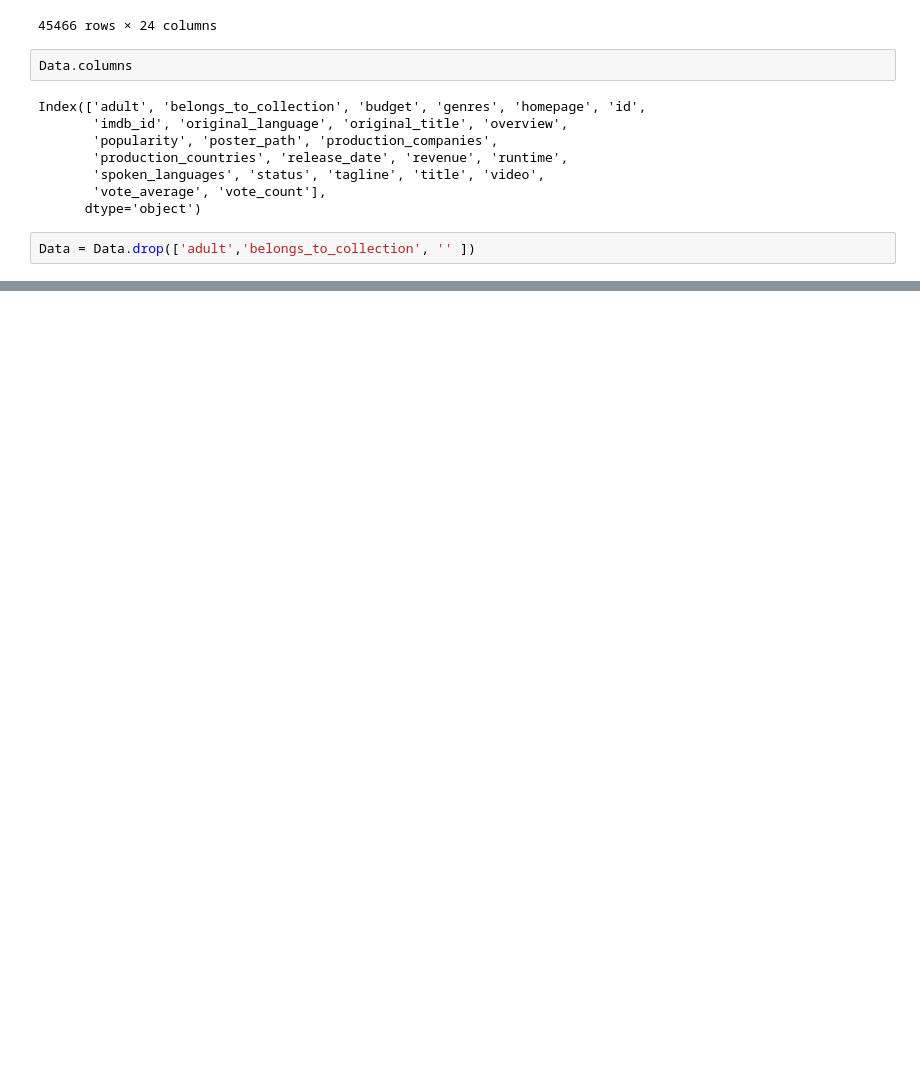
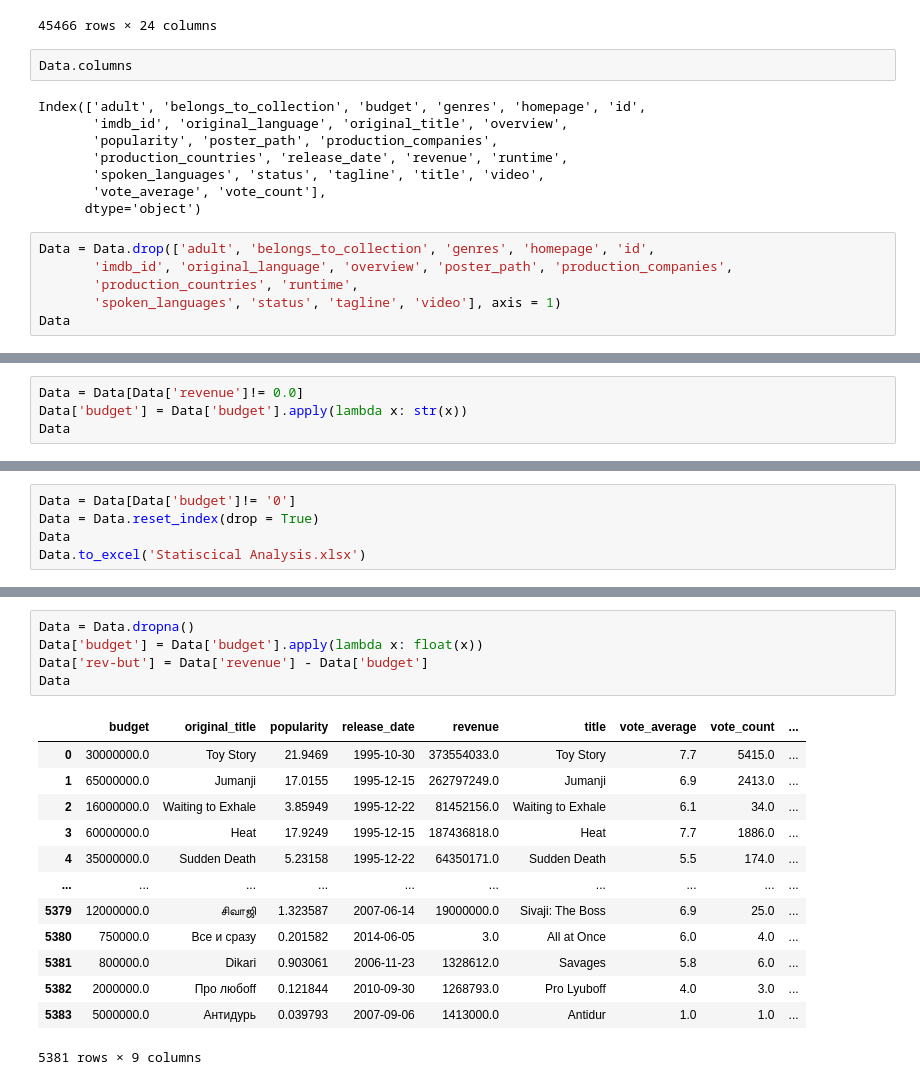
Before and after one commit to Sierra05082004/Major-Simulation-Netflix, a Jupyter notebook: Meta Data .ipynb, the cells around one changed output, grey strips where cells are left out. Saved outputs shown, nothing was run; the diff lists cells and outputs as text; blank space fills up the shorter version.

```diff
--- a/Meta Data .ipynb
+++ b/Meta Data .ipynb
@@ -28,5 +28,9 @@ Index(['adult', 'belongs_to_collection', 'budget', 'genres', 'homepage', 'id',
        'spoken_languages', 'status', 'tagline', 'title', 'video',
        'vote_average', 'vote_count'],
       dtype='object')
-# %%
-Data = Data.drop(['adult','belongs_to_collection', '' ])
+# %%
+Data = Data.drop(['adult', 'belongs_to_collection', 'genres', 'homepage', 'id',
+       'imdb_id', 'original_language', 'overview', 'poster_path', 'production_companies',
+       'production_countries', 'runtime',
+       'spoken_languages', 'status', 'tagline', 'video'], axis = 1)
+Data
@@ -32,0 +51,4 @@ Data = Data.drop(['adult','belongs_to_collection', '' ])
+# %%
+Data = Data[Data['revenue']!= 0.0]
+Data['budget'] = Data['budget'].apply(lambda x: str(x))
+Data
@@ -32,0 +69,5 @@ Data = Data.drop(['adult','belongs_to_collection', '' ])
+# %%
+Data = Data[Data['budget']!= '0']
+Data = Data.reset_index(drop = True)
+Data
+Data.to_excel('Statiscical Analysis.xlsx')
@@ -32,0 +90,19 @@ Data = Data.drop(['adult','belongs_to_collection', '' ])
+# %%
+Data = Data.dropna()
+Data['budget'] = Data['budget'].apply(lambda x: float(x))
+Data['rev-but'] = Data['revenue'] - Data['budget']
+Data
+# %% [output]
+|  | budget | original_title | popularity | release_date | revenue | title | vote_average | vote_count | ... |
+| 0 | 30000000.0 | Toy Story | 21.9469 | 1995-10-30 | 373554033.0 | Toy Story | 7.7 | 5415.0 | ... |
+| 1 | 65000000.0 | Jumanji | 17.0155 | 1995-12-15 | 262797249.0 | Jumanji | 6.9 | 2413.0 | ... |
+| 2 | 16000000.0 | Waiting to Exhale | 3.85949 | 1995-12-22 | 81452156.0 | Waiting to Exhale | 6.1 | 34.0 | ... |
+| 3 | 60000000.0 | Heat | 17.9249 | 1995-12-15 | 187436818.0 | Heat | 7.7 | 1886.0 | ... |
+| 4 | 35000000.0 | Sudden Death | 5.23158 | 1995-12-22 | 64350171.0 | Sudden Death | 5.5 | 174.0 | ... |
+| ... | ... | ... | ... | ... | ... | ... | ... | ... | ... |
+| 5379 | 12000000.0 | சிவாஜி | 1.323587 | 2007-06-14 | 19000000.0 | Sivaji: The Boss | 6.9 | 25.0 | ... |
+| 5380 | 750000.0 | Все и сразу | 0.201582 | 2014-06-05 | 3.0 | All at Once | 6.0 | 4.0 | ... |
+| 5381 | 800000.0 | Dikari | 0.903061 | 2006-11-23 | 1328612.0 | Savages | 5.8 | 6.0 | ... |
+| 5382 | 2000000.0 | Про любоff | 0.121844 | 2010-09-30 | 1268793.0 | Pro Lyuboff | 4.0 | 3.0 | ... |
+| 5383 | 5000000.0 | Антидурь | 0.039793 | 2007-09-06 | 1413000.0 | Antidur | 1.0 | 1.0 | ... |
+5381 rows × 9 columns
```
Also changed, not shown: parts of 5 cells of this notebook, 5 other files.
